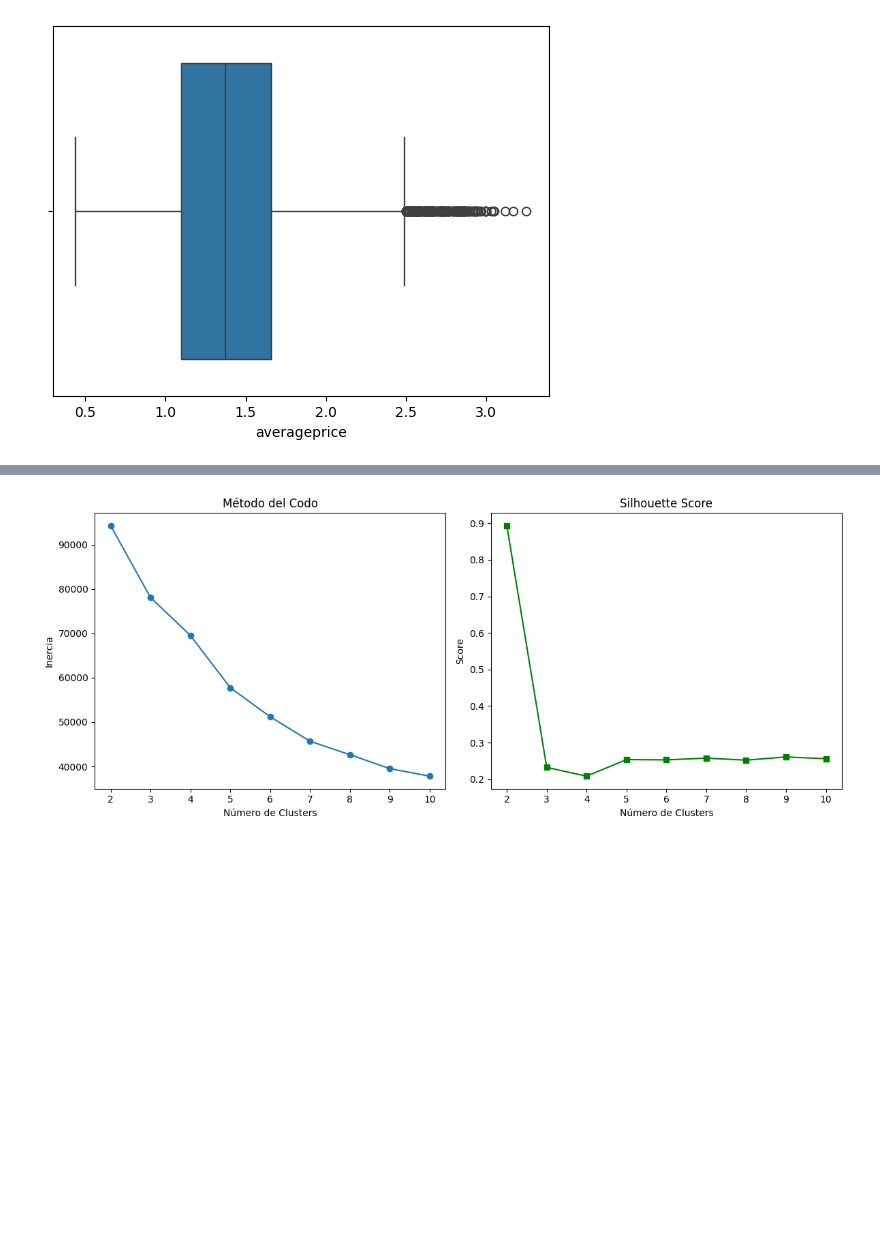
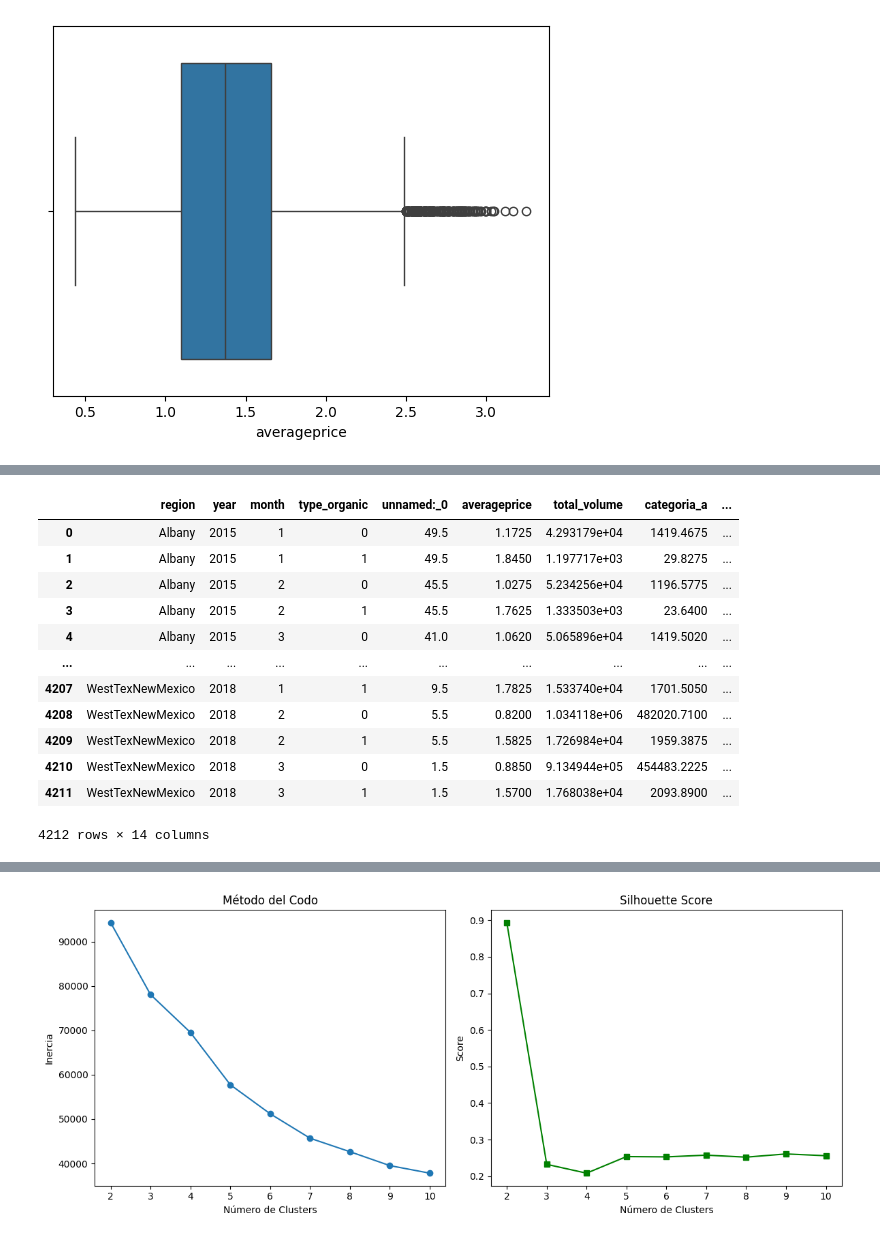
Before and after one commit to lauracoicue/Proyecto2_CDD, a Jupyter notebook: proyecto2.ipynb, the cells around one changed output, grey strips where cells are left out. Saved outputs shown, nothing was run; the diff lists cells and outputs as text; code cells hidden in the pictures; blank space fills up the shorter version.

```diff
--- a/proyecto2.ipynb
+++ b/proyecto2.ipynb
@@ -360,0 +339,23 @@ For example, when doing 'df[col].method(value, inplace=True)', try using 'df.met
+# %%
+
+# Solo columnas numéricas
+num_df = df.select_dtypes(include=np.number)
+
+
+z_scores = np.abs(stats.zscore(num_df, nan_policy='omit'))
+
+# Umbral es 3
+outliers = (z_scores > 3)
+
+# Ver cuántos outliers hay por columna
+outliers.sum(axis=0)
+
+
+#matar outliers
+df_cleaned = df[(z_scores <= 3).all(axis=1)]
+
+
+#transformar date
+df_snow['date'] = pd.to_datetime(df_snow['date'])  # convertir si aún no es datetime
+df_snow['month'] = df_snow['date'].dt.month
+df_snow[['date', 'month']].head()
@@ -360,0 +369,20 @@ For example, when doing 'df[col].method(value, inplace=True)', try using 'df.met
+# %%
+df_snow = pd.get_dummies(df_snow, columns=['type'], drop_first=True)
+df_snow['type_organic'] = df_snow['type_organic'].astype(int)
+
+df_grouped = df_snow.groupby(['region', 'year', 'month','type_organic']).mean(numeric_only=True).reset_index()
+df_grouped
+# %% [output]
+|  | region | year | month | type_organic | unnamed:_0 | averageprice | total_volume | categoria_a | ... |
+| 0 | Albany | 2015 | 1 | 0 | 49.5 | 1.1725 | 4.293179e+04 | 1419.4675 | ... |
+| 1 | Albany | 2015 | 1 | 1 | 49.5 | 1.8450 | 1.197717e+03 | 29.8275 | ... |
+| 2 | Albany | 2015 | 2 | 0 | 45.5 | 1.0275 | 5.234256e+04 | 1196.5775 | ... |
+| 3 | Albany | 2015 | 2 | 1 | 45.5 | 1.7625 | 1.333503e+03 | 23.6400 | ... |
+| 4 | Albany | 2015 | 3 | 0 | 41.0 | 1.0620 | 5.065896e+04 | 1419.5020 | ... |
+| ... | ... | ... | ... | ... | ... | ... | ... | ... | ... |
+| 4207 | WestTexNewMexico | 2018 | 1 | 1 | 9.5 | 1.7825 | 1.533740e+04 | 1701.5050 | ... |
+| 4208 | WestTexNewMexico | 2018 | 2 | 0 | 5.5 | 0.8200 | 1.034118e+06 | 482020.7100 | ... |
+| 4209 | WestTexNewMexico | 2018 | 2 | 1 | 5.5 | 1.5825 | 1.726984e+04 | 1959.3875 | ... |
+| 4210 | WestTexNewMexico | 2018 | 3 | 0 | 1.5 | 0.8850 | 9.134944e+05 | 454483.2225 | ... |
+| 4211 | WestTexNewMexico | 2018 | 3 | 1 | 1.5 | 1.5700 | 1.768038e+04 | 2093.8900 | ... |
+4212 rows × 14 columns
```
Also changed, not shown: parts of 12 cells of this notebook.
